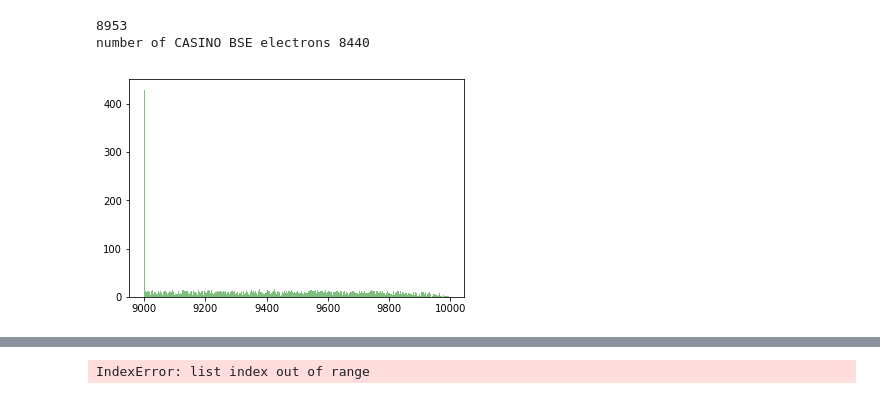
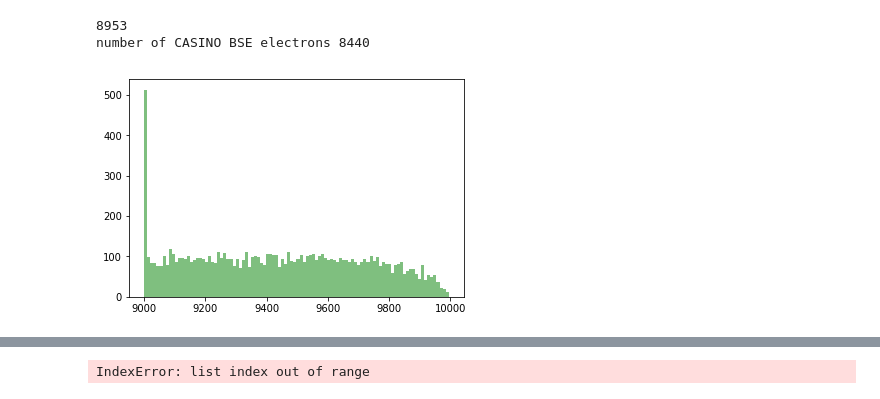
Before and after one commit to elena-pascal/MC-discrete, a Jupyter notebook: ploly_BSE.ipynb, the cells around one changed output, grey strips where cells are left out. Drawn from its saved outputs; the diff is of its cells as text; code cells hidden in the pictures.

```diff
--- a/ploly_BSE.ipynb
+++ b/ploly_BSE.ipynb
@@ -11,35 +11,35 @@ import pandas as pd
 file = 'CASINO/E.dat'
 # regex the backscattered eletron data
 # sed -n '/'^yes'/,/'---'/p' > BSE_10kV.dat
 # sed '/^yes/d' BSE_10kV.dat > BSe_10kV_data.dat
 df = pd.read_csv(file,  sep='\t', index_col=None, header = None, error_bad_lines=False)
 #print 'header'
 energy_CASINO = df.loc[:, 6].values
 print len(energy_CASINO)
 print 'number of CASINO BSE electrons', len(energy_CASINO[energy_CASINO>9.01])
-num_bins = 1000
+num_bins = 100
 n_C, bins_C, patches_C = plt.hist(energy_CASINO*1000., num_bins, facecolor='green', alpha=0.5)
 
 bins_mean = [0.5 * (bins_C[i] + bins_C[i+1]) for i in range(len(n_C))]
 
 trace_CASINO = go.Scatter(x = bins_mean,
                           y = n_C,
                           marker=dict(
                                color = 'rgba(127, 201, 127, .9)',),
                           name = 'CASINO',)
 #trace_CASINO = go.Histogram(x=energy_CASINO*1000.,
 #                           name='casino',
 #                          autobinx = False,
 #                          marker=dict(
 #                          color = 'rgba(2, 12, 193, .9)',),
 #                          xbins =dict(start = 5000.,
 #                                 end = 30000.,
 #                                 size = 1, ),
 #                           )
 # %% [output]
 8953
 number of CASINO BSE electrons 8440
-[figure, old version]
+[figure, new version]
 # %%
 file_discr = 'BSE_70tilt_ds_MCMLCS.out'
 
```
Also changed, not shown: parts of 3 cells of this notebook, 7 other files.
